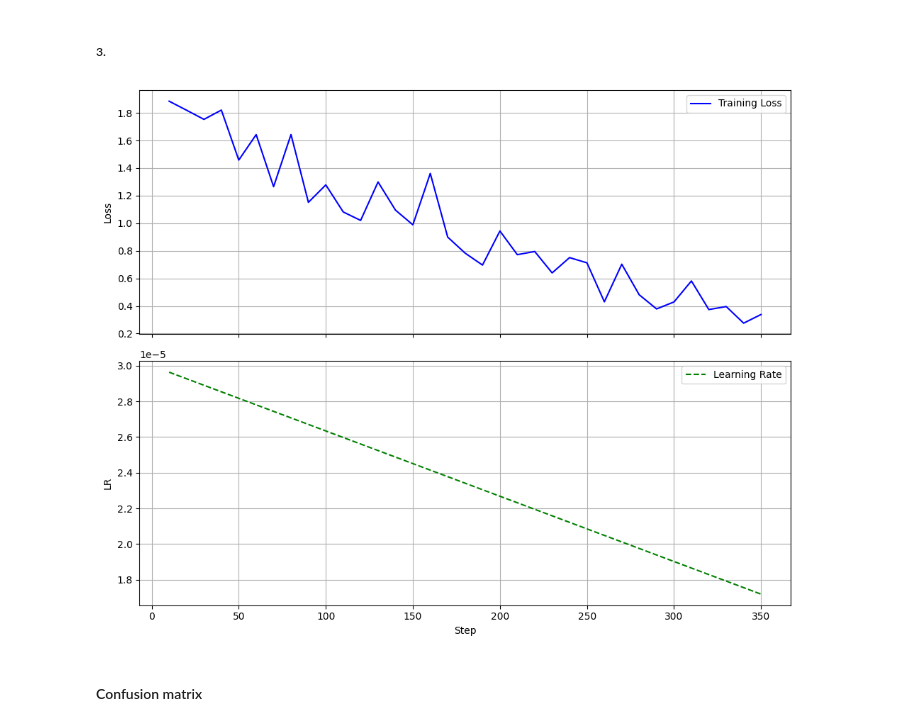
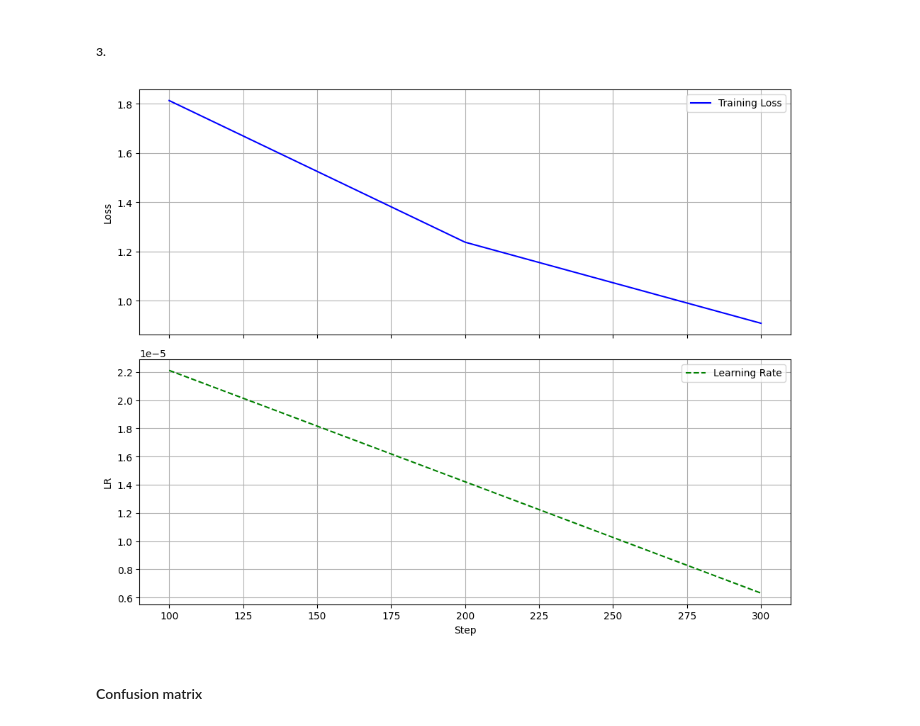
Before and after one commit to py-mesayaa/NLP_Project_ITU_2025, a Jupyter notebook: XLMR_Cultural_classifier.ipynb, the cells around one changed output. Saved outputs shown, nothing was run; the diff lists cells and outputs as text; code cells hidden in the pictures.

```diff
--- a/XLMR_Cultural_classifier.ipynb
+++ b/XLMR_Cultural_classifier.ipynb
@@ -615,15 +527,15 @@ def plot_training_logs(logs):
 # %% [markdown]
 ##### 3.
 # %%
-trainer_state_path_3 = "xlmr-cultural-funziez/checkpoint-700/trainer_state.json"
+trainer_state_path_3 = "xlmr-cultural-funziez/checkpoint-300/trainer_state.json"
 # %%
-with open(trainer_state_path_2, "r") as f:
+with open(trainer_state_path_3, "r") as f:
     state_2 = json.load(f)
 
 # Pass only the log history to the plotting function
 plot_training_logs(state_2["log_history"])
 # %% [output]
-[figure, old version]
+[figure, new version]
 # %% [markdown]
 #### Confusion matrix
 # %% [markdown]
```
Also changed, not shown: parts of 32 cells of this notebook, 2 other files.
